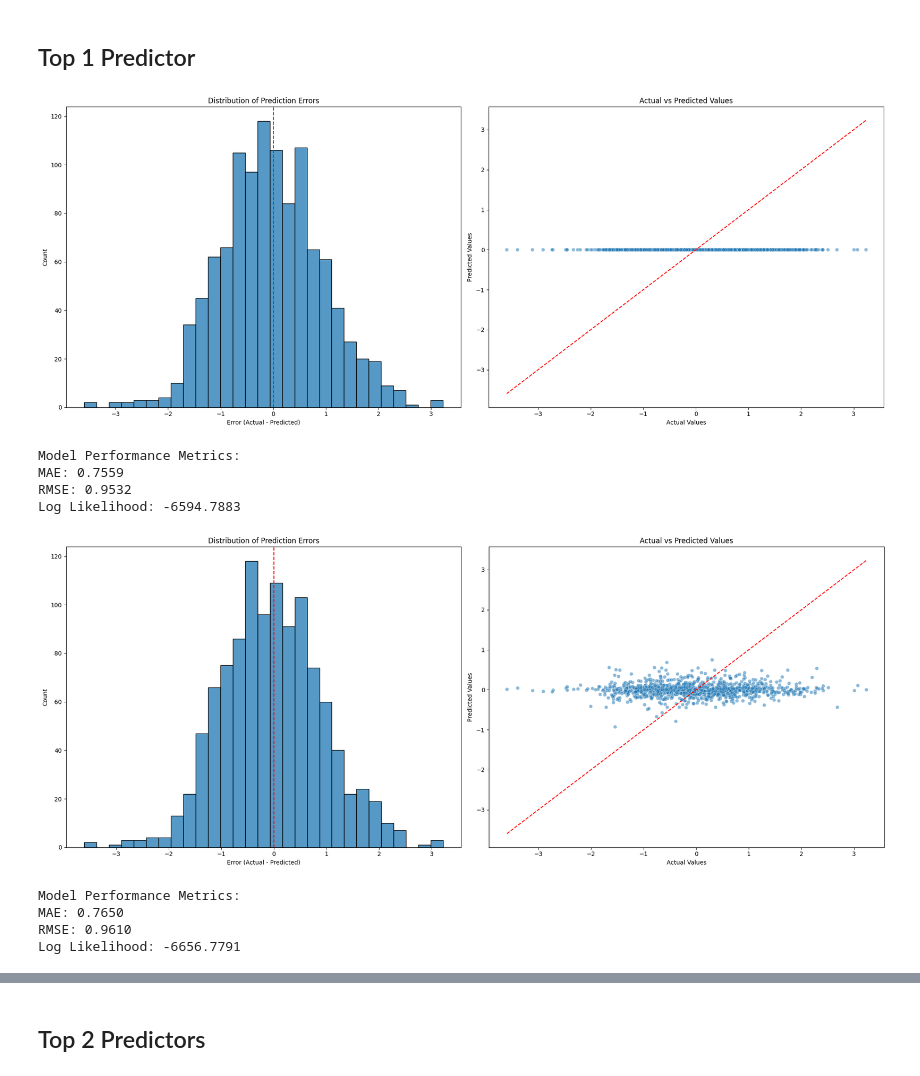
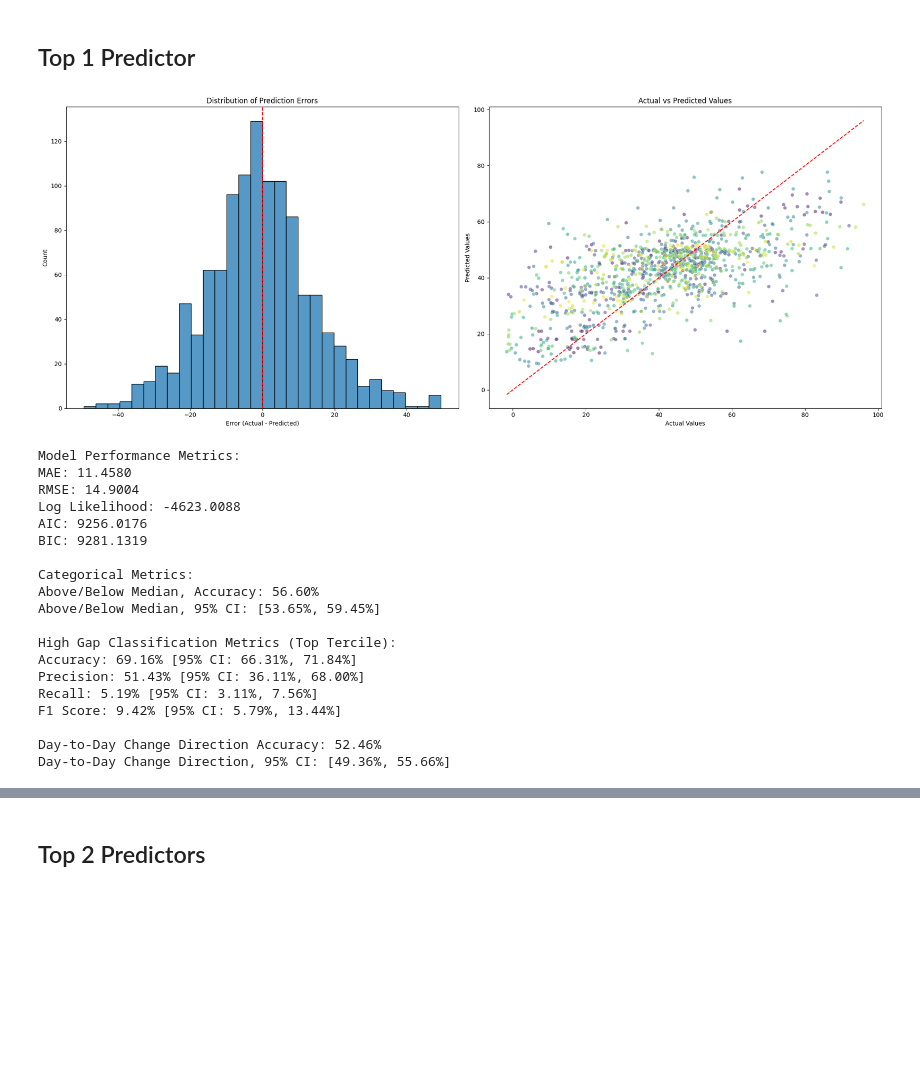
Before and after one commit to danieljwilson/3_3_experience_sampling, a Jupyter notebook: 3_3_3_data_analysis/02_analysis/Models/04_mixed_effects.ipynb, the cells around one changed output, grey strips where cells are left out. Cells and saved outputs as stored; diff of their text form; code cells hidden in the pictures; blank space fills up the shorter version.

Commit message:
Evaluated 3 var MLM model

```diff
--- a/3_3_3_data_analysis/02_analysis/Models/04_mixed_effects.ipynb
+++ b/3_3_3_data_analysis/02_analysis/Models/04_mixed_effects.ipynb
@@ -17,7 +17,9 @@ from tqdm import tqdm
 # %% [markdown]
 # Load Data
 # %%
-train_data = pd.read_csv('../../../3_3_2_processed_data/modeling/passive_data/passive_train_data.csv')
-test_data = pd.read_csv('../../../3_3_2_processed_data/modeling/passive_data/passive_test_data.csv')
-mlm_data = pd.read_csv('../../../3_3_2_processed_data/modeling/passive_data/mlm_gap_results_df.csv')
-df_target_detrended = pd.read_csv('../../../3_3_2_processed_data/modeling/passive_data/df_target_detrended.csv')
+# df is the non-normalized passive data with features and target
+df = pd.read_csv('../../../3_3_2_processed_data/modeling/passive_data/df_passive_fe.csv')
+
+# mlm_gap_df is the results of the MLM on the gap data
+mlm_gap_df = pd.read_csv('../../../3_3_2_processed_data/modeling/passive_data/mlm_gap_results_df.csv')
+mlm_affect_df = pd.read_csv('../../../3_3_2_processed_data/modeling/passive_data/mlm_affect_results_df.csv')
@@ -158,5 +591,5 @@ Rightly or wrongly I fit the MLMs to see which variables were predictive of the
 # %%
-# Function to fit single predictor MLM
+# Function to fit single predictor MLM for all specified features
 
 def single_predictor_mlm_iterator(df, model_columns, target_col='t_current', random_intercepts=False):
     """
@@ -187,6 +620,12 @@ def single_predictor_mlm_iterator(df, model_columns, target_col='t_current', ran
         try:
             # Prepare the data
             model_data = df[[col, target_col, 'PID']].dropna()
+
+            # Normalize the feature column within each participant
+            model_data[col] = model_data.groupby('PID')[col].transform(lambda x: (x - x.mean()) / x.std())
+
+            # Remove any NaN values that were introduced by normalization
+            model_data = model_data.dropna()
 
             # Filter out participants with less than 10 data points
             group_sizes = model_data.groupby('PID').size()
@@ -228,7 +667,7 @@ def single_predictor_mlm_iterator(df, model_columns, target_col='t_current', ran
 
                 # Extract relevant information
                 coef = fit.params[col]
-                coef_sd = fit.bse[col]
+                coef_se = fit.bse[col]
                 t_value = fit.tvalues[col]
                 p_value = fit.pvalues[col]
 
@@ -244,9 +683,9 @@ def single_predictor_mlm_iterator(df, model_columns, target_col='t_current', ran
                 results.append({
                     'feature': col,
                     'coefficient': coef,
-                    'coefficient_sd': coef_sd,
-                    't_value': t_value,
-                    'abs_t_value': abs(t_value),
+                    'SE': coef_se,
+                    'z': t_value,
+                    'abs_z': abs(t_value),
                     'p_value': p_value,
                     'n_groups': n_groups,
                     'min_group_size': min_group_size,
@@ -262,12 +701,12 @@ def single_predictor_mlm_iterator(df, model_columns, target_col='t_current', ran
     mlm_gap_results_df = pd.DataFrame(results)
 
     # Sort the dataframe by absolute t-value in descending order
-    mlm_gap_results_df = mlm_gap_results_df.sort_values('abs_t_value', ascending=False).reset_index(drop=True)
+    mlm_gap_results_df = mlm_gap_results_df.sort_values('abs_z', ascending=False).reset_index(drop=True)
 
     return mlm_gap_results_df
 # %%
-# Get all features that were significant in the MLM above z = 3
-model_columns = mlm_data[mlm_data['abs_t_value'] > 3]['feature'].tolist()
+# Get all features that were significant in the MLM above z = 2
+model_columns = mlm_gap_df[mlm_gap_df['abs_t_value'] > 2]['feature'].tolist()
 
 # Fit the model
-mlm_gap_results_df = single_predictor_mlm_iterator(train_data, model_columns, target_col='t_current', random_intercepts=False)
+mlm_gap_results_train = single_predictor_mlm_iterator(train_data, model_columns, target_col='t_current', random_intercepts=True)
@@ -837,18 +1059,27 @@ predictor = mlm_gap_results_df.iloc[0]['feature']
-# %%
-# Normalized target, no intercept
-fit_and_predict_mlm(train_data, test_data, predictor, target='t_current', random_intercepts=False)
-# %% [output]
-[figure, removed]
-Model Performance Metrics:
-MAE: 0.7559
-RMSE: 0.9532
-Log Likelihood: -6594.7883
 # %%
-# Normalized target, no intercept
+# Get the first feature from the MLM results
+predictor = mlm_gap_results_train.iloc[0]['feature']
+
+# Non-normalized target, random slopes and intercepts
 fit_and_predict_mlm(train_data, test_data, predictor, target='t_current', random_intercepts=True)
 # %% [output]
-[figure, old version]
+[figure, new version]
 Model Performance Metrics:
-MAE: 0.7650
-RMSE: 0.9610
-Log Likelihood: -6656.7791
+MAE: 11.4580
+RMSE: 14.9004
+Log Likelihood: -4623.0088
+AIC: 9256.0176
+BIC: 9281.1319
+
+Categorical Metrics:
+Above/Below Median, Accuracy: 56.60%
+Above/Below Median, 95% CI: [53.65%, 59.45%]
+
+High Gap Classification Metrics (Top Tercile):
+Accuracy: 69.16% [95% CI: 66.31%, 71.84%]
+Precision: 51.43% [95% CI: 36.11%, 68.00%]
+Recall: 5.19% [95% CI: 3.11%, 7.56%]
+F1 Score: 9.42% [95% CI: 5.79%, 13.44%]
+
+Day-to-Day Change Direction Accuracy: 52.46%
+Day-to-Day Change Direction, 95% CI: [49.36%, 55.66%]
```
Also changed, not shown: parts of 38 cells of this notebook, 1 other file.
